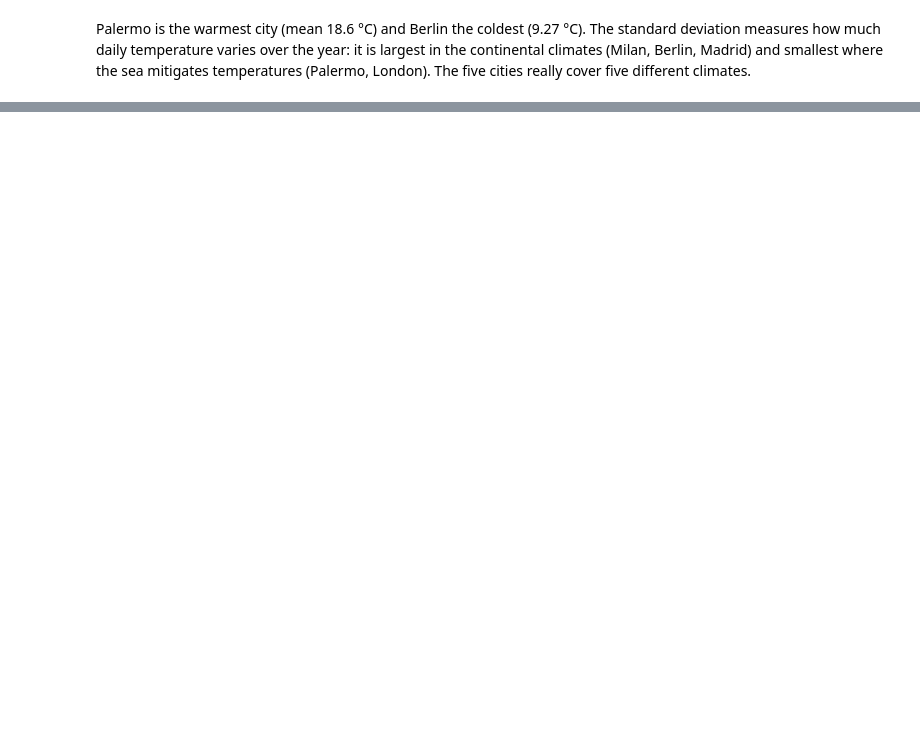
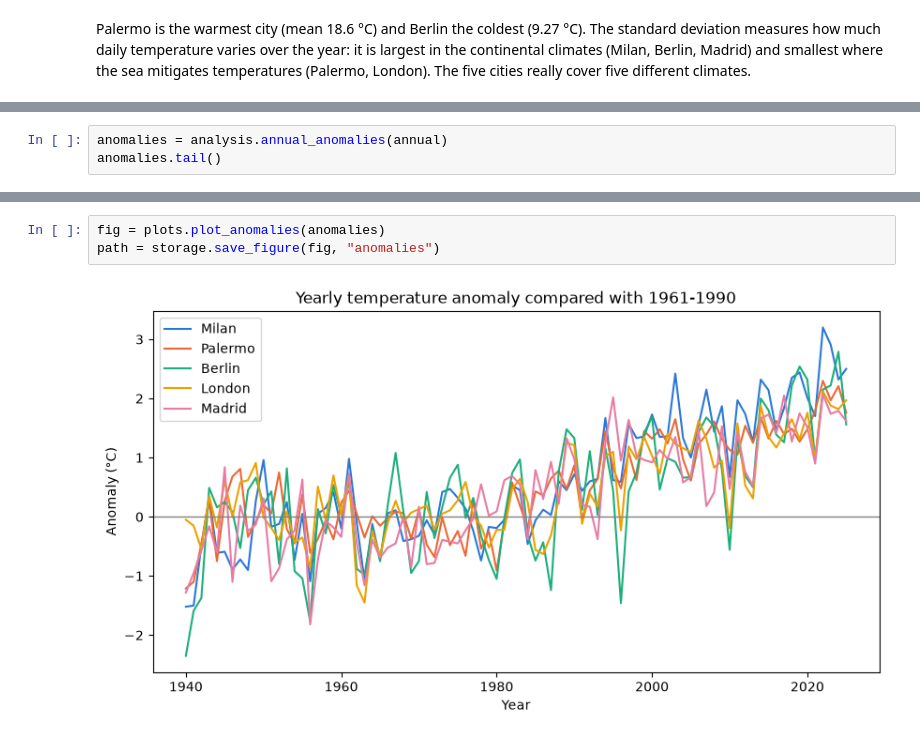
Before and after one commit to frapanzera-ctrl/Weather_report_Panzera, a Jupyter notebook: notebooks/weather_report.ipynb, the cells around one changed output, grey strips where cells are left out. Saved outputs shown, nothing was run; the diff lists cells and outputs as text; blank space fills up the shorter version.

Commit message:
Add temperature anomalies and warming stripes to notebook

```diff
--- a/notebooks/weather_report.ipynb
+++ b/notebooks/weather_report.ipynb
@@ -94,0 +99,3 @@ different climates.
+# %%
+anomalies = analysis.annual_anomalies(annual)
+anomalies.tail()
@@ -94,0 +110,5 @@ different climates.
+# %%
+fig = plots.plot_anomalies(anomalies)
+path = storage.save_figure(fig, "anomalies")
+# %% [output]
+[figure, added]
```
Also changed, not shown: parts of 5 cells of this notebook, 9 other files.
